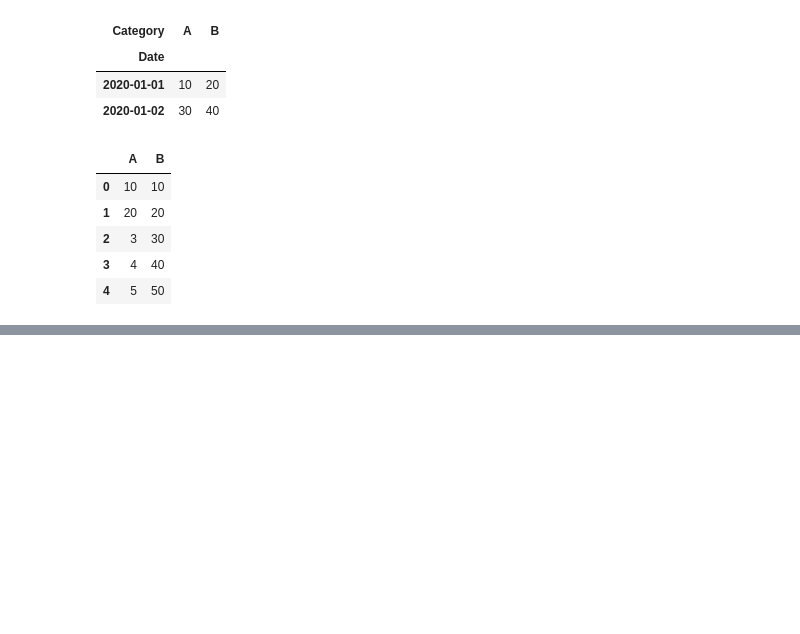
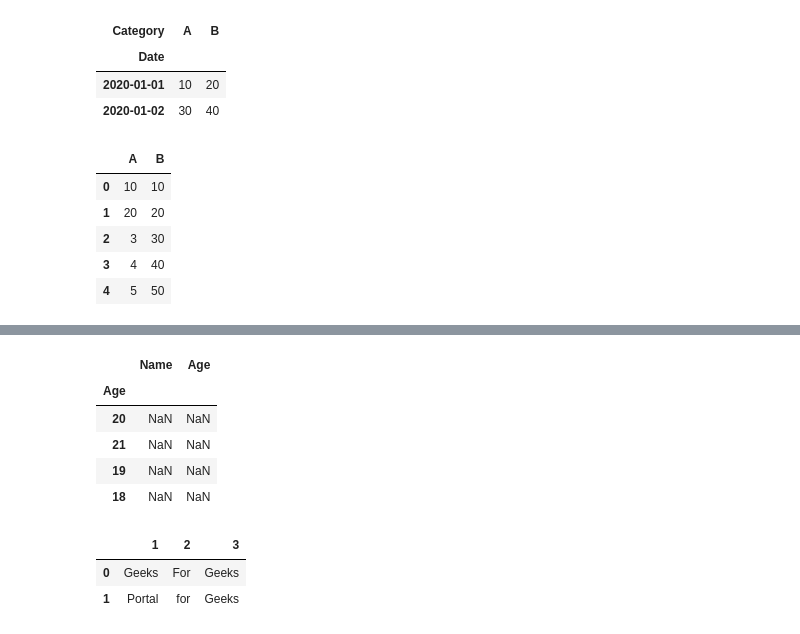
Before and after one commit to kishorthakre/pract, a Jupyter notebook: pandas/t1.ipynb, the cells around one changed output, grey strips where cells are left out. Drawn from its saved outputs; the diff is of its cells as text; code cells hidden in the pictures; blank space fills up the shorter version.

```diff
--- a/pandas/t1.ipynb
+++ b/pandas/t1.ipynb
@@ -188,0 +311,4 @@ df.where(df > 2, df * 10)
+# %%
+data = {'Name':['Tom', 'nick', 'krish', 'jack'], 'Age':[20, 21, 19, 18]}
+df =pd.DataFrame(data)
+df
@@ -188,0 +326,2 @@ df.where(df > 2, df * 10)
+# %%
+df.rename(columns={'Name': 'new_name', 'Age':'New_age'}, inplace=False)
@@ -188,0 +334,17 @@ df.where(df > 2, df * 10)
+# %%
+df.reindex(df['Age'])
+# %% [output]
+|  | Name | Age |
+| Age |  |  |
+| 20 | NaN | NaN |
+| 21 | NaN | NaN |
+| 19 | NaN | NaN |
+| 18 | NaN | NaN |
+# %%
+lst = [{1: 'Geeks', 2: 'For', 3: 'Geeks'},
+  {1: 'Portal', 2: 'for', 3: 'Geeks'}]
+pd.DataFrame(lst)
+# %% [output]
+|  | 1 | 2 | 3 |
+| 0 | Geeks | For | Geeks |
+| 1 | Portal | for | Geeks |
```
Also changed, not shown: parts of 21 cells of this notebook.
